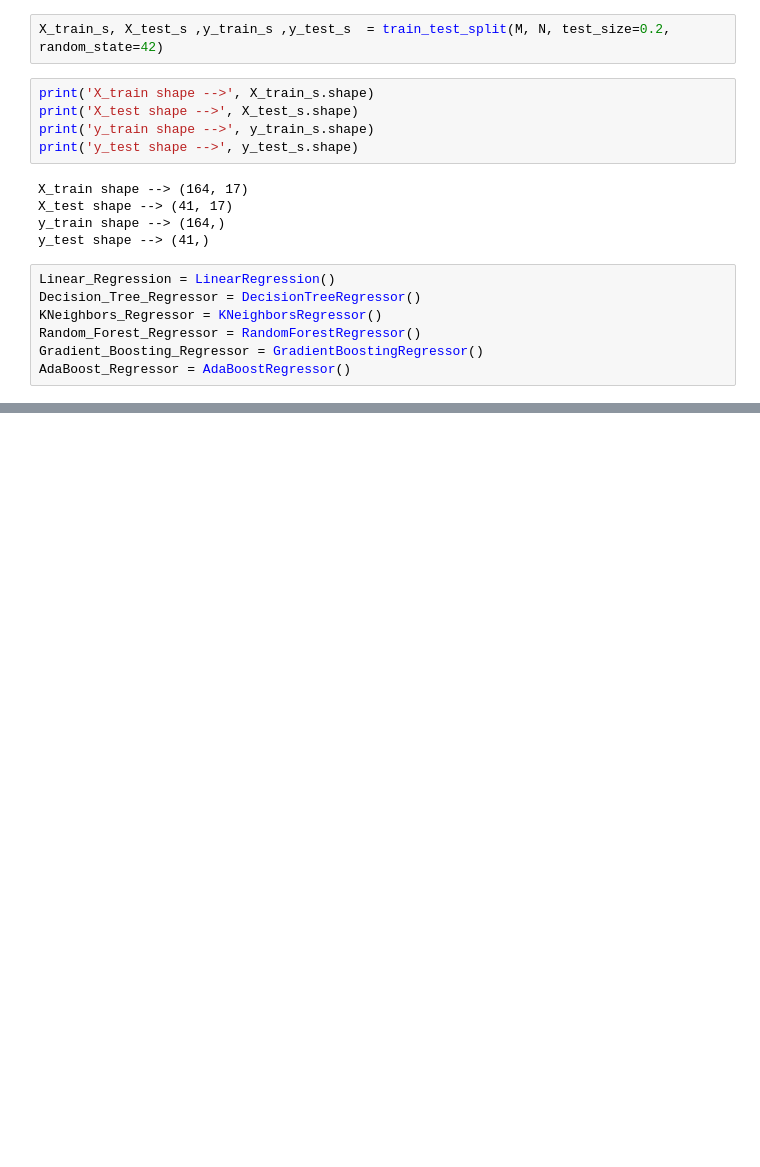
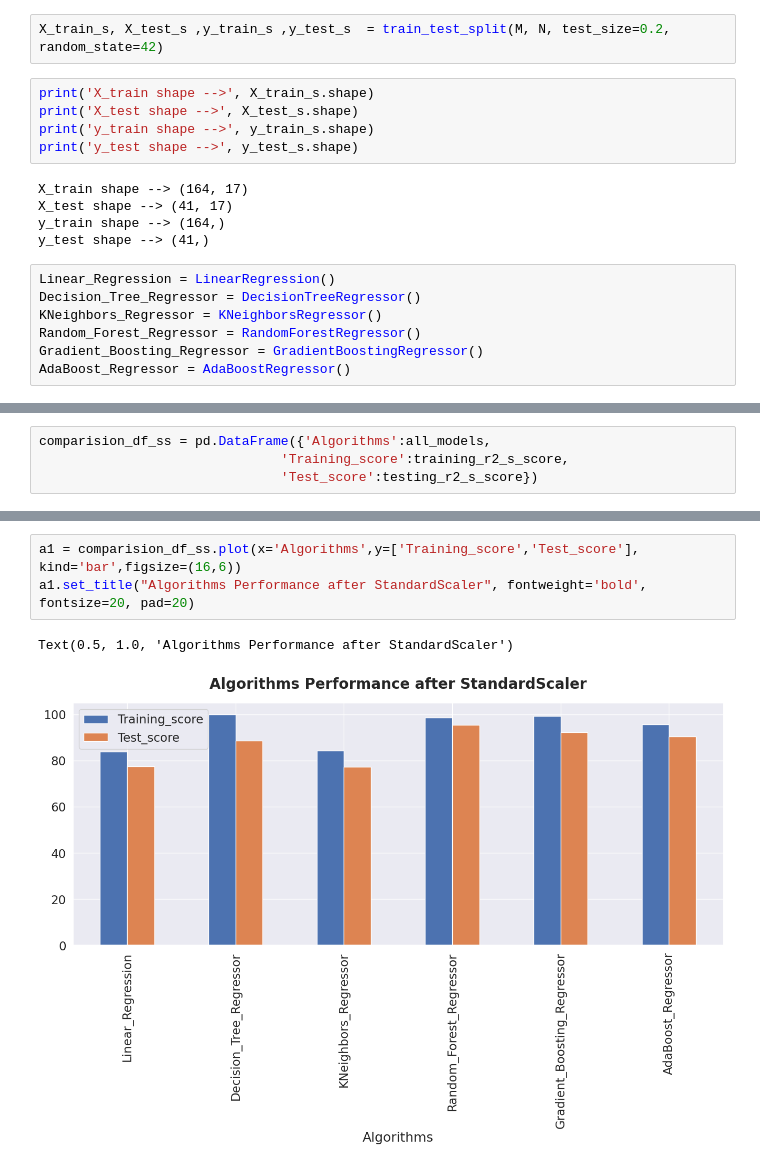
Before and after one commit to ShreeKeshavan/Car_price_prediction, a Jupyter notebook: Car_price_prediction.ipynb, the cells around one changed output, grey strips where cells are left out. Saved outputs shown, nothing was run; the diff lists cells and outputs as text; blank space fills up the shorter version.

```diff
--- a/Car_price_prediction.ipynb
+++ b/Car_price_prediction.ipynb
@@ -1049,0 +1155,4 @@ mean_absolute_error of AdaBoostRegressor() final model on Testing Data after Sta
+# %%
+comparision_df_ss = pd.DataFrame({'Algorithms':all_models,
+                               'Training_score':training_r2_s_score,
+                               'Test_score':testing_r2_s_score})
@@ -1049,0 +1169,6 @@ mean_absolute_error of AdaBoostRegressor() final model on Testing Data after Sta
+# %%
+a1 = comparision_df_ss.plot(x='Algorithms',y=['Training_score','Test_score'], kind='bar',figsize=(16,6))
+a1.set_title("Algorithms Performance after StandardScaler", fontweight='bold', fontsize=20, pad=20)
+# %% [output]
+Text(0.5, 1.0, 'Algorithms Performance after StandardScaler')
+[figure, added]
```
Also changed, not shown: parts of 30 cells of this notebook.
